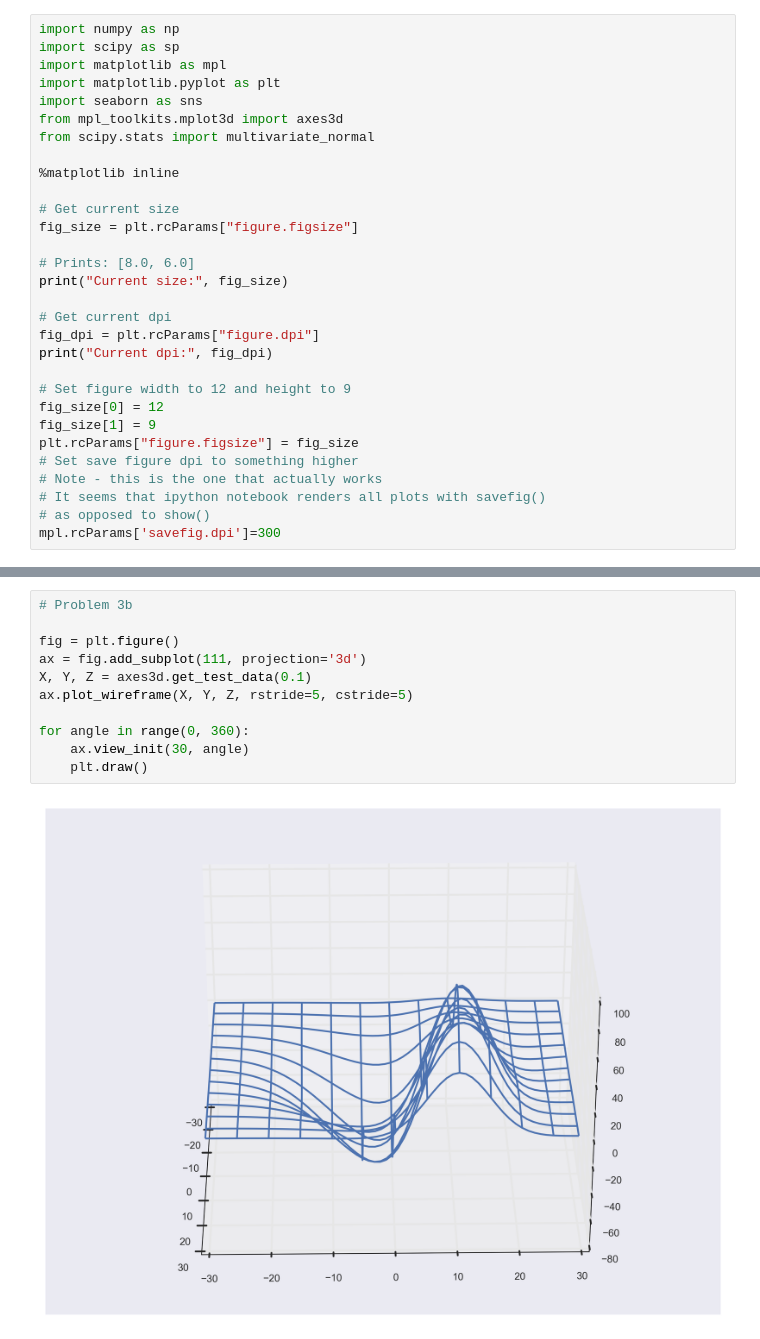
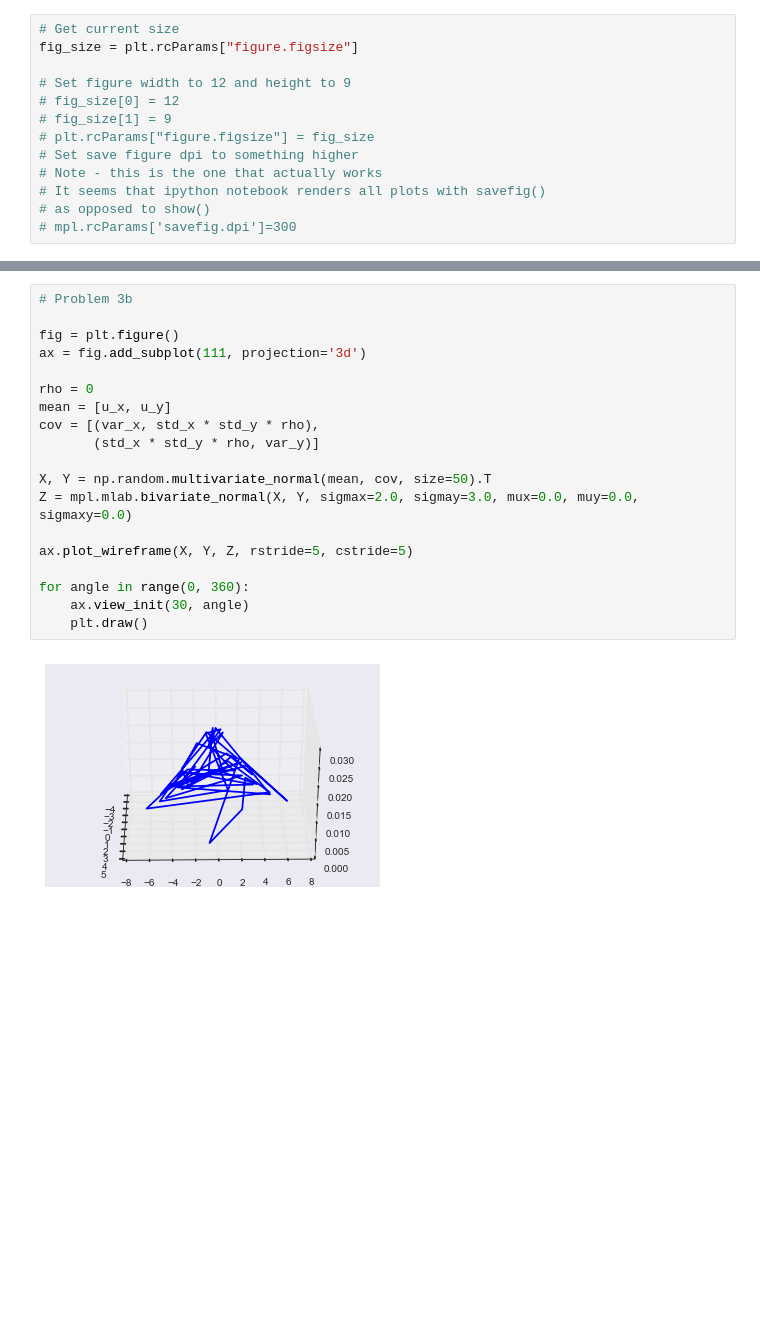
Before and after one commit to wenyangfu/EE361M_Homework, a Jupyter notebook: Homework 1.ipynb, the cells around one changed output, grey strips where cells are left out. Cells and saved outputs as stored; diff of their text form; blank space fills up the shorter version.

```diff
--- a/Homework 1.ipynb
+++ b/Homework 1.ipynb
@@ -44,30 +49,13 @@
 # %%
-import numpy as np
-import scipy as sp
-import matplotlib as mpl
-import matplotlib.pyplot as plt
-import seaborn as sns
-from mpl_toolkits.mplot3d import axes3d
-from scipy.stats import multivariate_normal
-
-%matplotlib inline
-
 # Get current size
 fig_size = plt.rcParams["figure.figsize"]
 
-# Prints: [8.0, 6.0]
-print("Current size:", fig_size)
-
-# Get current dpi
-fig_dpi = plt.rcParams["figure.dpi"]
-print("Current dpi:", fig_dpi)
-
 # Set figure width to 12 and height to 9
-fig_size[0] = 12
-fig_size[1] = 9
-plt.rcParams["figure.figsize"] = fig_size
+# fig_size[0] = 12
+# fig_size[1] = 9
+# plt.rcParams["figure.figsize"] = fig_size
 # Set save figure dpi to something higher
 # Note - this is the one that actually works
 # It seems that ipython notebook renders all plots with savefig()
 # as opposed to show()
-mpl.rcParams['savefig.dpi']=300
+# mpl.rcParams['savefig.dpi']=300
@@ -119,13 +97,21 @@ plot_contours()
 # %%
 # Problem 3b
 
 fig = plt.figure()
 ax = fig.add_subplot(111, projection='3d')
-X, Y, Z = axes3d.get_test_data(0.1)
+
+rho = 0
+mean = [u_x, u_y]
+cov = [(var_x, std_x * std_y * rho),
+       (std_x * std_y * rho, var_y)]
+
+X, Y = np.random.multivariate_normal(mean, cov, size=50).T
+Z = mpl.mlab.bivariate_normal(X, Y, sigmax=2.0, sigmay=3.0, mux=0.0, muy=0.0, sigmaxy=0.0)
+
 ax.plot_wireframe(X, Y, Z, rstride=5, cstride=5)
 
 for angle in range(0, 360):
     ax.view_init(30, angle)
     plt.draw()
 # %% [output]
-[figure, old version]
+[figure, new version]
```
Also changed, not shown: parts of 22 cells of this notebook.
